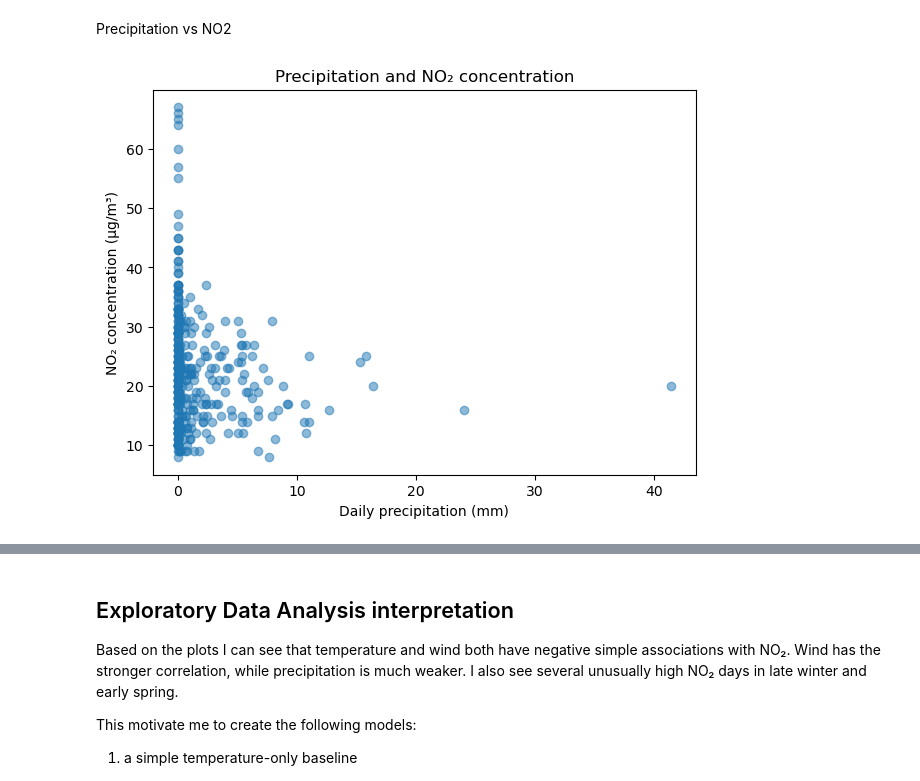
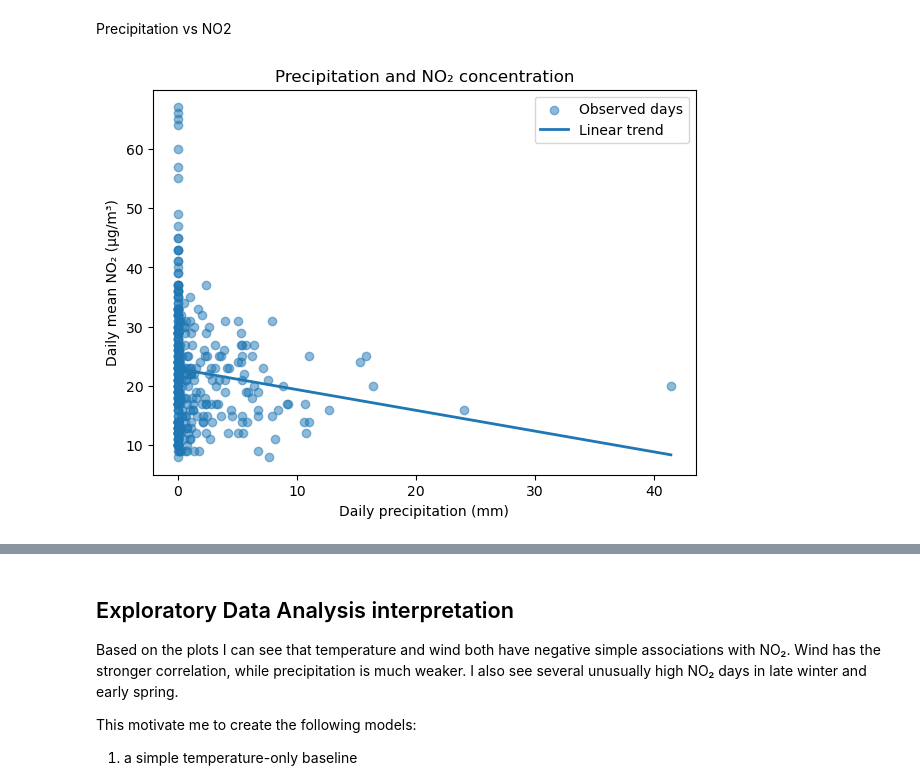
Before and after one commit to karlaguio/berlin-air-pollution-regression, a Jupyter notebook: berlin_air_pollution_analysis.ipynb, the cells around one changed output, grey strips where cells are left out. Cells and saved outputs as stored; diff of their text form; code cells hidden in the pictures.

```diff
--- a/berlin_air_pollution_analysis.ipynb
+++ b/berlin_air_pollution_analysis.ipynb
@@ -177,14 +240,44 @@ plt.show()
 # %% [markdown]
 Precipitation vs NO2
 # %%
-plt.figure(figsize=(6, 4))
-plt.scatter(data["precip"], data["no2"], alpha=0.55)
+plt.figure(figsize=(7, 5))
+
+plt.scatter(
+    data["precip"],
+    data["no2"],
+    alpha=0.5,
+    label="Observed days"
+)
+
+slope, intercept = np.polyfit(
+    data["precip"],
+    data["no2"],
+    1
+)
+
+x_line = np.linspace(
+    data["precip"].min(),
+    data["precip"].max(),
+    100
+)
+
+y_line = intercept + slope * x_line
+
+plt.plot(
+    x_line,
+    y_line,
+    linewidth=2,
+    label="Linear trend"
+)
+
 plt.xlabel("Daily precipitation (mm)")
 plt.ylabel("Daily mean NO₂ (µg/m³)")
-plt.title("Precipitation and NO₂")
+plt.title("Precipitation and NO₂ concentration")
+plt.legend()
+
 plt.show()
 # %% [output]
-[figure, old version]
+[figure, new version]
 # %%
 # Simple correlations are descriptive only; they are not causal effects.
 corr = data[["no2", "temp_mean", "precip", "wind_max"]].corr()
```
Also changed, not shown: parts of 81 cells of this notebook.
